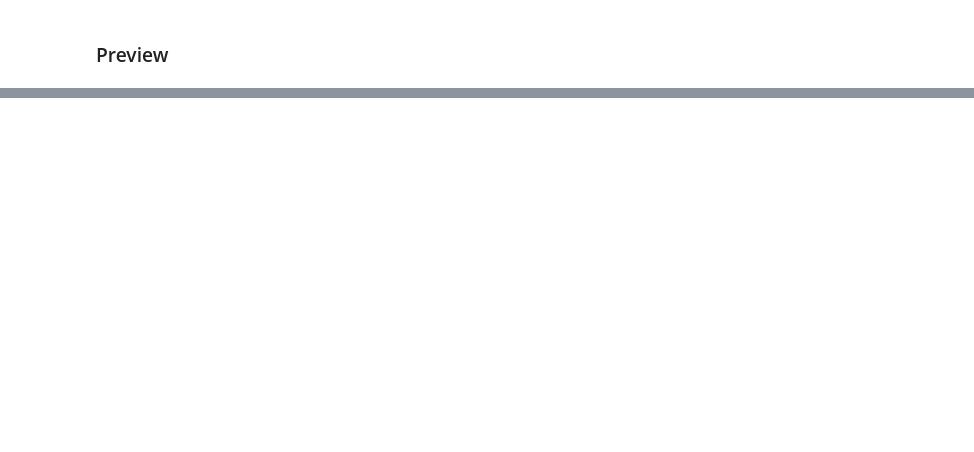
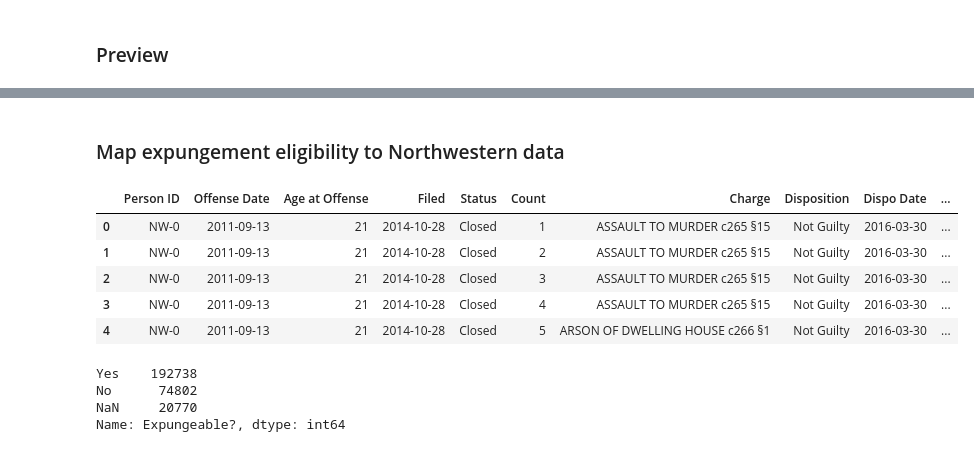
Before and after one commit to codeforboston/clean-slate-data, a Jupyter notebook: analyses/notebooks/MA_Data.ipynb, the cells around one changed output, grey strips where cells are left out. Saved outputs shown, nothing was run; the diff lists cells and outputs as text; code cells hidden in the pictures; blank space fills up the shorter version.

Commit message:
Update MA_Data.ipynb with expungement eligibility

```diff
--- a/analyses/notebooks/MA_Data.ipynb
+++ b/analyses/notebooks/MA_Data.ipynb
@@ -339,0 +387,35 @@ charges.head(10)
+# %%
+expunge = pd.read_csv('../data/ExpungeCategories.csv')
+
+# Get only needed columns
+expunge = expunge[['Untruncated Offense', 'Expungeable?']]
+
+# Standardize values for 'no'
+expunge['Expungeable?'] = expunge['Expungeable?'].str.strip().replace('NO', 'No')
+# %%
+# Use regex to create new columns for Charge Description, Chapter, and Section
+expunge['Description'] = None
+expunge['Chapter'] = None
+expunge['Section'] = None
+
+for i in range(len(expunge)):
+    try:
+        expunge.loc[i, 'Description'] = re.search('.+?(?=\sCh.\s)', expunge.iloc[i]['Untruncated Offense'])[0].upper()
+    except:
+        expunge.loc[i, 'Description'] = expunge.iloc[i]['Untruncated Offense'].upper()
+
+    try:
+        expunge.loc[i, 'Chapter'] = re.search('(?<=Ch.\s)\d.*?(?=\sS)', expunge.iloc[i]['Untruncated Offense'])[0]
+    except:
+        expunge.loc[i, 'Chapter'] = None
+
+    try:
+        expunge.loc[i, 'Section'] = re.search('(?<=\sS\s)(\d.*)', expunge.iloc[i]['Untruncated Offense'])[0]
+    except:
+        expunge.loc[i, 'Section'] = None
+# %%
+# Merge with charges
+expungeable = charges.merge(expunge, on=['Chapter', 'Section'], how='left')
+
+# Get only records with a value for Expungeable? and Chapter
+expungeable = expungeable[expungeable['Expungeable?'].notnull() & expungeable['Chapter'].notnull()]
@@ -339,0 +432,22 @@ charges.head(10)
+# %% [markdown]
+### Map expungement eligibility to Northwestern data
+# %%
+nw = nw.merge(expungeable[['Charge', 'Expungeable?']], on='Charge', how='left')
+
+# Preview
+nw.head()
+# %% [output]
+|  | Person ID | Offense Date | Age at Offense | Filed | Status | Count | Charge | Disposition | Dispo Date | ... |
+| 0 | NW-0 | 2011-09-13 | 21 | 2014-10-28 | Closed | 1 | ASSAULT TO MURDER c265 §15 | Not Guilty | 2016-03-30 | ... |
+| 1 | NW-0 | 2011-09-13 | 21 | 2014-10-28 | Closed | 2 | ASSAULT TO MURDER c265 §15 | Not Guilty | 2016-03-30 | ... |
+| 2 | NW-0 | 2011-09-13 | 21 | 2014-10-28 | Closed | 3 | ASSAULT TO MURDER c265 §15 | Not Guilty | 2016-03-30 | ... |
+| 3 | NW-0 | 2011-09-13 | 21 | 2014-10-28 | Closed | 4 | ASSAULT TO MURDER c265 §15 | Not Guilty | 2016-03-30 | ... |
+| 4 | NW-0 | 2011-09-13 | 21 | 2014-10-28 | Closed | 5 | ARSON OF DWELLING HOUSE c266 §1 | Not Guilty | 2016-03-30 | ... |
+# %%
+# Check counts
+nw['Expungeable?'].value_counts(dropna=False)
+# %% [output]
+Yes    192738
+No      74802
+NaN     20770
+Name: Expungeable?, dtype: int64
```
Also changed, not shown: parts of 17 cells of this notebook.
